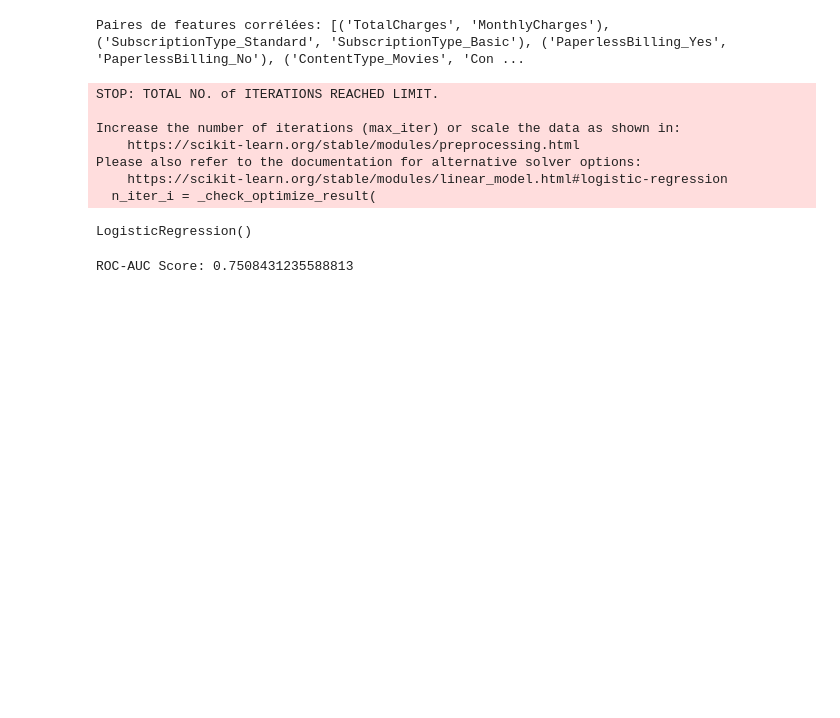
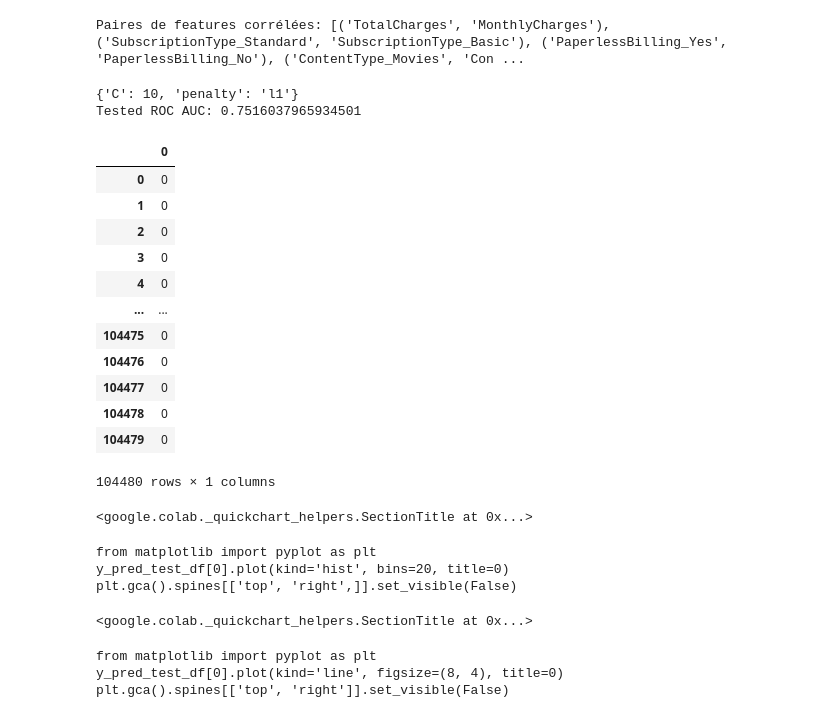
Before and after one commit to wiss0212/Video_streaming_churn, a Jupyter notebook: Project_video_streaming.ipynb, the cells around one changed output. Drawn from its saved outputs; the diff is of its cells as text; code cells hidden in the pictures; blank space fills up the shorter version.

```diff
--- a/Project_video_streaming.ipynb
+++ b/Project_video_streaming.ipynb
@@ -382,11 +336,0 @@ logistic_reg = LogisticRegression()
-# %%
-logistic_reg.fit(x_train, y_train)
-# %% [output]
-STOP: TOTAL NO. of ITERATIONS REACHED LIMIT.
-
-Increase the number of iterations (max_iter) or scale the data as shown in:
-    https://scikit-learn.org/stable/modules/preprocessing.html
-Please also refer to the documentation for alternative solver options:
-    https://scikit-learn.org/stable/modules/linear_model.html#logistic-regression
-  n_iter_i = _check_optimize_result(
-LogisticRegression()
@@ -395,5 +337,50 @@ y_prob=logistic_reg.predict_proba(x_val)[:,1]
-# %%
-roc_auc=roc_auc_score(y_val,y_prob)
-print(f"ROC-AUC Score: {roc_auc}")
-# %% [output]
-ROC-AUC Score: 0.7508431235588813
+# %%
+from sklearn.model_selection import GridSearchCV
+
+logistic_reg = LogisticRegression(solver='saga', max_iter=100)
+# Créez un dictionnaire des valeurs d'hyperparamètres à tester
+param_grid = {'C': [ 0.1, 1, 10], 'penalty': ['l1', 'l2']}
+# Créez une instance de GridSearchCV
+grid = GridSearchCV(logistic_reg, param_grid, cv=10, scoring='roc_auc')
+
+# Ajustez le GridSearchCV
+grid.fit(x_train, y_train)
+
+# Trouvez les meilleurs hyperparamètres
+print(grid.best_params_)
+
+# Utilisez le meilleur modèle pour prédire
+best_model = grid.best_estimator_
+y_pred = best_model.predict_proba(x_val)[:, 1]
+roc_auc = roc_auc_score(y_val, y_pred)
+print(f'Tested ROC AUC: {roc_auc}')
+# %% [output]
+{'C': 10, 'penalty': 'l1'}
+Tested ROC AUC: 0.7516037965934501
+# %%
+y_pred_test = best_model.predict_proba(X_test_encoded)[:, 1]
+df_int_y_pred_test = y_pred_test.round().astype(int)
+y_pred_test_df=pd.DataFrame(df_int_y_pred_test)
+y_pred_test_df
+# %% [output]
+|  | 0 |
+| 0 | 0 |
+| 1 | 0 |
+| 2 | 0 |
+| 3 | 0 |
+| 4 | 0 |
+| ... | ... |
+| 104475 | 0 |
+| 104476 | 0 |
+| 104477 | 0 |
+| 104478 | 0 |
+| 104479 | 0 |
+104480 rows × 1 columns
+<google.colab._quickchart_helpers.SectionTitle at 0x...>
+from matplotlib import pyplot as plt
+y_pred_test_df[0].plot(kind='hist', bins=20, title=0)
+plt.gca().spines[['top', 'right',]].set_visible(False)
+<google.colab._quickchart_helpers.SectionTitle at 0x...>
+from matplotlib import pyplot as plt
+y_pred_test_df[0].plot(kind='line', figsize=(8, 4), title=0)
+plt.gca().spines[['top', 'right']].set_visible(False)
```
Also changed, not shown: parts of 10 cells of this notebook.
